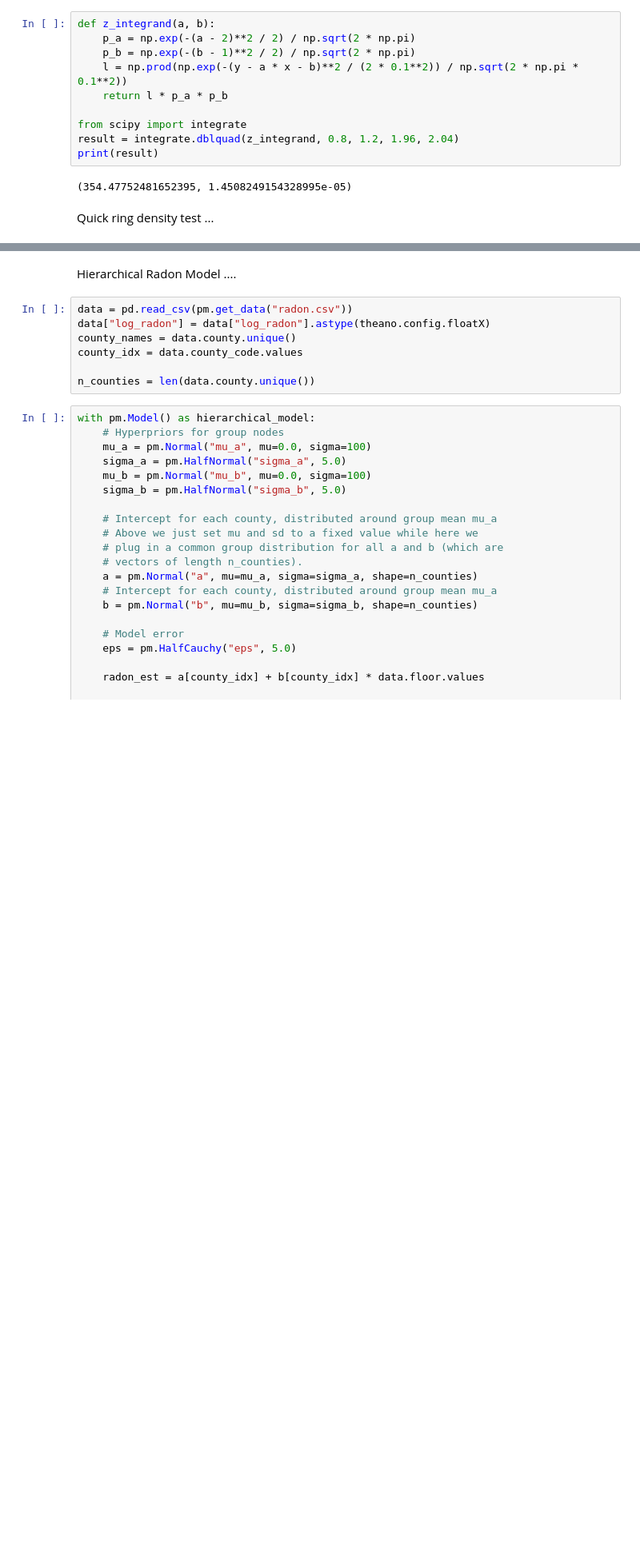
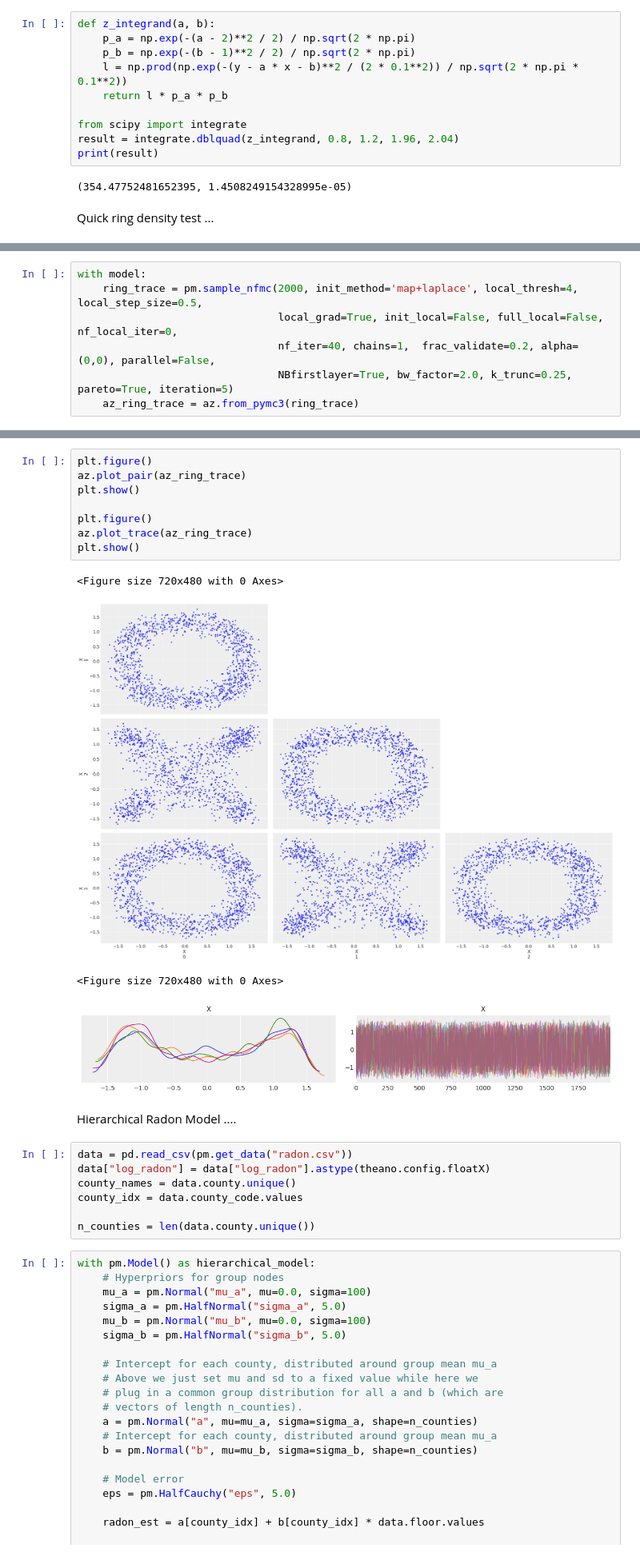
Before and after one commit to RichardGrumitt/NS_NFMC_tests, a Jupyter notebook: nfmc_tests.ipynb, the cells around one changed output, grey strips where cells are left out. Shown at 80% size. Cells and saved outputs as stored; diff of their text form; blank space fills up the shorter version.

```diff
--- a/nfmc_tests.ipynb
+++ b/nfmc_tests.ipynb
@@ -683,0 +658,7 @@ plt.show()
+# %%
+with model:
+    ring_trace = pm.sample_nfmc(2000, init_method='map+laplace', local_thresh=4, local_step_size=0.5,
+                                local_grad=True, init_local=False, full_local=False, nf_local_iter=0,
+                                nf_iter=40, chains=1,  frac_validate=0.2, alpha=(0,0), parallel=False,
+                                NBfirstlayer=True, bw_factor=2.0, k_trunc=0.25, pareto=True, iteration=5)
+    az_ring_trace = az.from_pymc3(ring_trace)
@@ -684,3 +696,16 @@ plt.show()
+# %%
+plt.figure()
+az.plot_pair(az_ring_trace)
+plt.show()
+
+plt.figure()
+az.plot_trace(az_ring_trace)
+plt.show()
+# %% [output]
+<Figure size 720x480 with 0 Axes>
+[figure, added]
+<Figure size 720x480 with 0 Axes>
+[figure, added]
 # %% [markdown]
 Hierarchical Radon Model ....
 # %%
```
Also changed, not shown: parts of 10 cells of this notebook, 1 other file.
